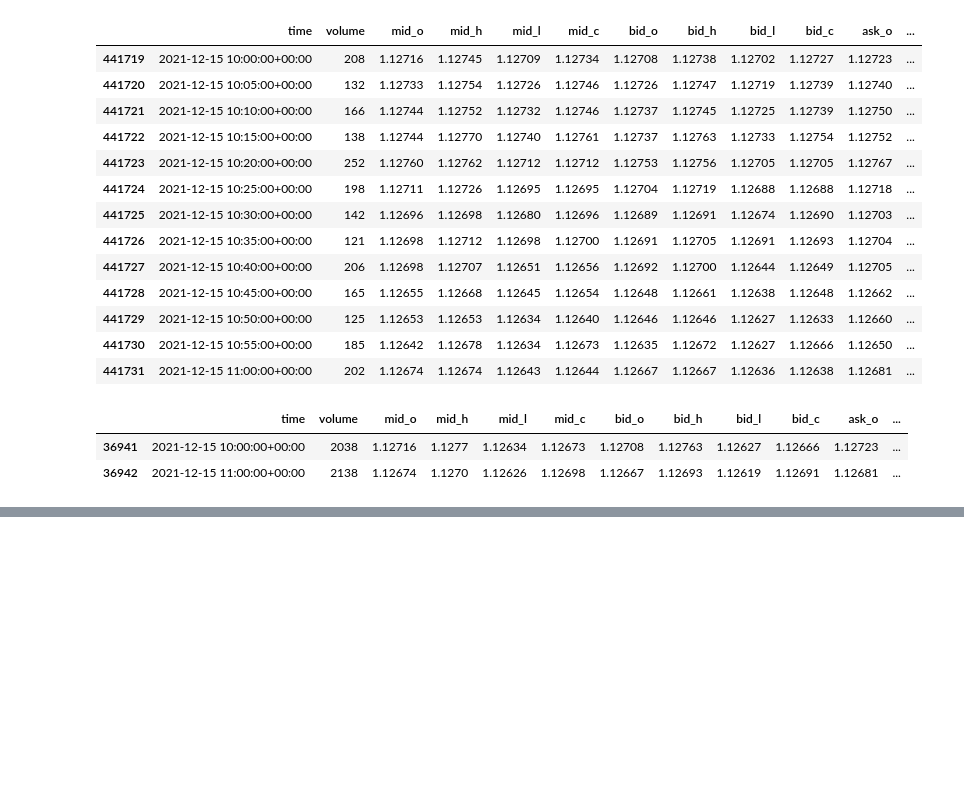
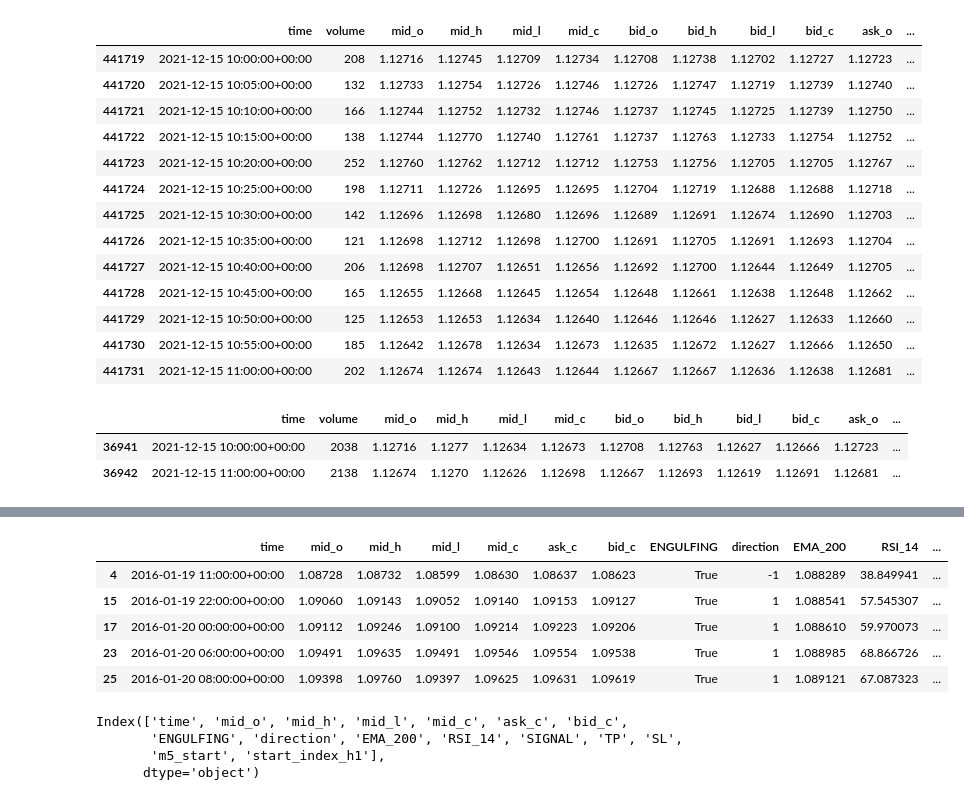
Before and after one commit to itsmarcotime/Forex_trading_system_in_Python, a Jupyter notebook: jupyter_notes/Guru_1_EMA200_RSI_Over50.ipynb, the cells around one changed output, grey strips where cells are left out. Saved outputs shown, nothing was run; the diff lists cells and outputs as text; code cells hidden in the pictures; blank space fills up the shorter version.

```diff
--- a/jupyter_notes/Guru_1_EMA200_RSI_Over50.ipynb
+++ b/jupyter_notes/Guru_1_EMA200_RSI_Over50.ipynb
@@ -252,0 +265,22 @@ df_raw_s
+# %%
+df_signals = df_slim[df_slim.SIGNAL != NONE].copy()
+# %%
+df_signals['m5_start'] = [x + dt.timedelta(hours=1) for x in df_signals.time]
+# %%
+df_signals['start_index_h1'] = df_signals.index
+# %%
+df_signals.head()
+# %% [output]
+|  | time | mid_o | mid_h | mid_l | mid_c | ask_c | bid_c | ENGULFING | direction | EMA_200 | RSI_14 | ... |
+| 4 | 2016-01-19 11:00:00+00:00 | 1.08728 | 1.08732 | 1.08599 | 1.08630 | 1.08637 | 1.08623 | True | -1 | 1.088289 | 38.849941 | ... |
+| 15 | 2016-01-19 22:00:00+00:00 | 1.09060 | 1.09143 | 1.09052 | 1.09140 | 1.09153 | 1.09127 | True | 1 | 1.088541 | 57.545307 | ... |
+| 17 | 2016-01-20 00:00:00+00:00 | 1.09112 | 1.09246 | 1.09100 | 1.09214 | 1.09223 | 1.09206 | True | 1 | 1.088610 | 59.970073 | ... |
+| 23 | 2016-01-20 06:00:00+00:00 | 1.09491 | 1.09635 | 1.09491 | 1.09546 | 1.09554 | 1.09538 | True | 1 | 1.088985 | 68.866726 | ... |
+| 25 | 2016-01-20 08:00:00+00:00 | 1.09398 | 1.09760 | 1.09397 | 1.09625 | 1.09631 | 1.09619 | True | 1 | 1.089121 | 67.087323 | ... |
+# %%
+df_signals.columns
+# %% [output]
+Index(['time', 'mid_o', 'mid_h', 'mid_l', 'mid_c', 'ask_c', 'bid_c',
+       'ENGULFING', 'direction', 'EMA_200', 'RSI_14', 'SIGNAL', 'TP', 'SL',
+       'm5_start', 'start_index_h1'],
+      dtype='object')
```
Also changed, not shown: parts of 13 cells of this notebook.
